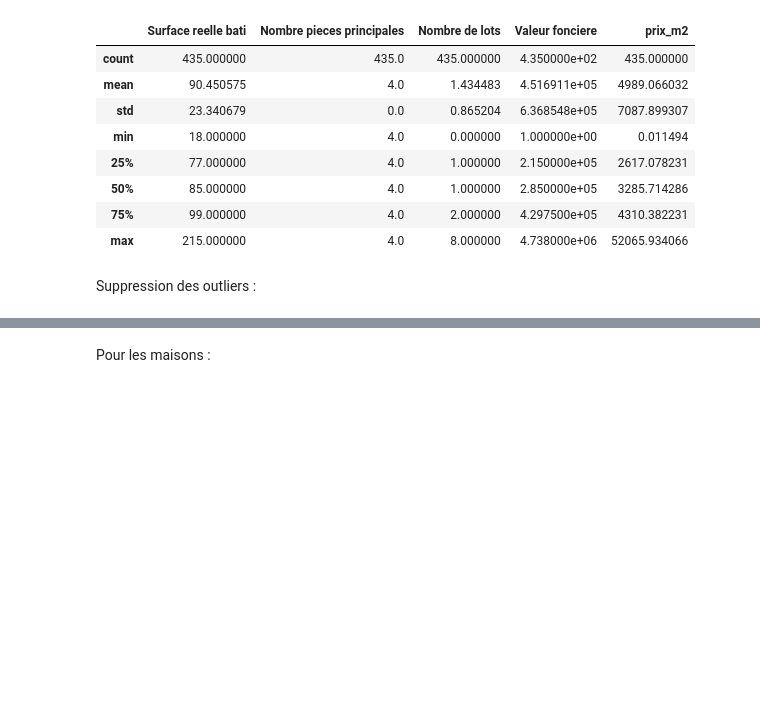
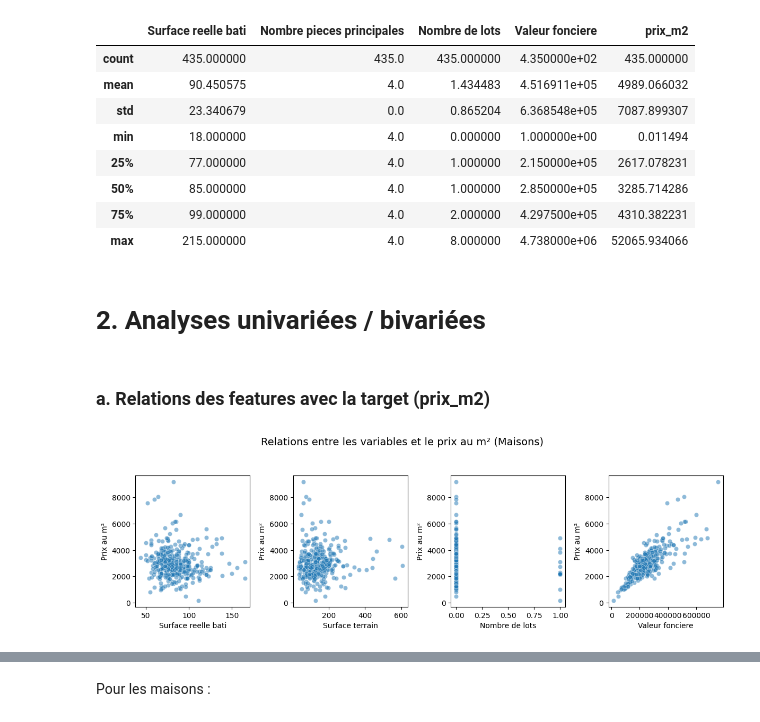
Before and after one commit to Aurelien-L/predicteur_immobilier_IA_API, a Jupyter notebook: notebooks/phase_1_lille.ipynb, the cells around one changed output, grey strips where cells are left out. Saved outputs shown, nothing was run; the diff lists cells and outputs as text; code cells hidden in the pictures; blank space fills up the shorter version.

```diff
--- a/notebooks/phase_1_lille.ipynb
+++ b/notebooks/phase_1_lille.ipynb
@@ -164,5 +166,23 @@ df_appartements.describe()
 | 50% | 85.000000 | 4.0 | 1.000000 | 2.850000e+05 | 3285.714286 |
 | 75% | 99.000000 | 4.0 | 2.000000 | 4.297500e+05 | 4310.382231 |
 | max | 215.000000 | 4.0 | 8.000000 | 4.738000e+06 | 52065.934066 |
-# %% [markdown]
-Suppression des outliers :
+# %% [markdown]
+# 2. Analyses univariées / bivariées
+# %% [markdown]
+### a. Relations des features avec la target (prix_m2)
+# %%
+cols = df_maisons.columns.drop(["Type local", "Nombre pieces principales", "prix_m2"])
+
+plt.figure(figsize=(15, 15))
+
+for i, col in enumerate(cols, 1):
+    plt.subplot(5, 5, i)
+    sns.scatterplot(data=df_maisons, x=col, y="prix_m2", alpha=0.5)
+    plt.xlabel(col)
+    plt.ylabel("Prix au m²")
+
+plt.tight_layout()
+plt.title("Relations entre les variables et le prix au m² (Maisons)", fontsize=14, x=-1.8, y=1.2)
+plt.show()
+# %% [output]
+[figure, added]
```
Also changed, not shown: parts of 54 cells of this notebook, 2 other files.
